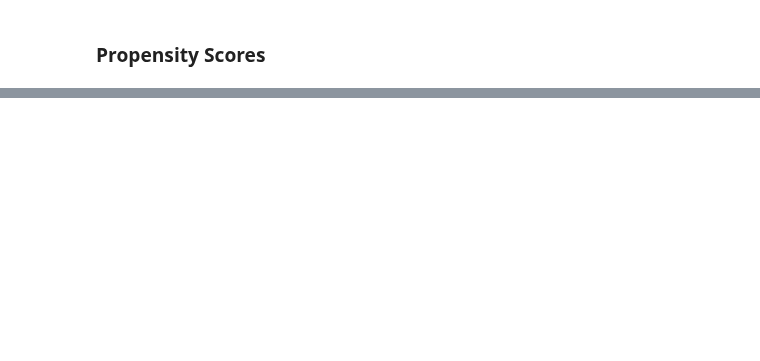
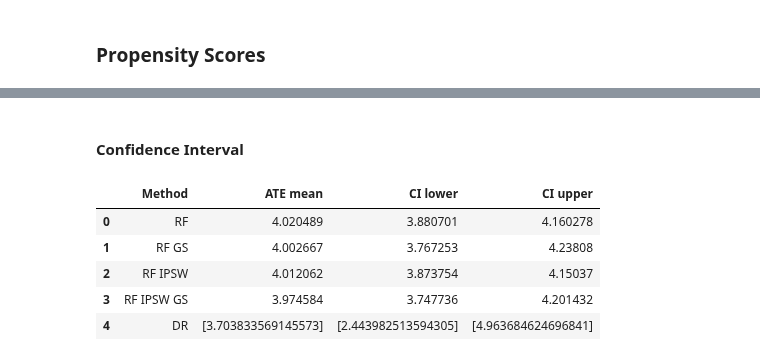
Before and after one commit to PauMarquez99/DataScience-CE888, a Jupyter notebook: Assignments/CE888 Assignment 2/Datasets Notebooks/CE888-Assignment2_IHDP.ipynb, the cells around one changed output, grey strips where cells are left out. Drawn from its saved outputs; the diff is of its cells as text; code cells hidden in the pictures; blank space fills up the shorter version.

```diff
--- a/Assignments/CE888 Assignment 2/Datasets Notebooks/CE888-Assignment2_IHDP.ipynb
+++ b/Assignments/CE888 Assignment 2/Datasets Notebooks/CE888-Assignment2_IHDP.ipynb
@@ -376,0 +301,24 @@ gbGS.best_params_
+# %%
+#DRLearner, SparseLinearDRLearner
+dr = DRLearner()
+
+# Train on the training data.
+dr.fit(y_train, t_train, X=x_train, W=None)
+
+effect_pred = dr.effect(x_test)
+
+dr_ate_in = dr.ate(x_valid)
+dr_ate_out = dr.ate(x_test)
+
+effect_pred_v = dr.effect(x_valid)
+effect_pred_t = dr.effect(x_test)
+
+# Error on ATE
+true_ate = 4.016
+
+
+# PEHE
+dr_pehe_in = f.pehe(ite_valid, effect_pred_v)
+dr_pehe_out = f.pehe(ite_test, effect_pred_t)
+
+results.append(['DR', float(dr_ate_in[0]), float(dr_ate_out[0]), dr_pehe_in, dr_pehe_out])
@@ -376,0 +343,30 @@ gbGS.best_params_
+# %% [markdown]
+#### Confidence Interval
+# %%
+rf_ate_bounds = f.mean_ci(rf_te_out)
+rfGS_ate_bounds = f.mean_ci(rfGS_te_out)
+rf_ipsw_bounds = f.mean_ci(rf_ipsw_te_out)
+rfGS_ipsw_bounds = f.mean_ci(rfGS_ipsw_te_out)
+dr_bounds = dr.ate_interval(x_test)
+dr_ate = dr.ate(x_test)
+
+
+results = []
+results.append(['RF', rf_ate_bounds[0], rf_ate_bounds[1], rf_ate_bounds[2]])
+results.append(['RF GS', rfGS_ate_bounds[0], rfGS_ate_bounds[1], rfGS_ate_bounds[2]])
+results.append(['RF IPSW', rf_ipsw_bounds[0], rf_ipsw_bounds[1], rf_ipsw_bounds[2]])
+results.append(['RF IPSW GS', rfGS_ipsw_bounds[0], rfGS_ipsw_bounds[1], rfGS_ipsw_bounds[2]])
+results.append(['DR', dr_ate, dr_bounds[0], dr_bounds[1]])
+
+
+cols = ['Method', 'ATE mean', 'CI lower', 'CI upper']
+
+df = pd.DataFrame(results, columns=cols)
+df
+# %% [output]
+|  | Method | ATE mean | CI lower | CI upper |
+| 0 | RF | 4.020489 | 3.880701 | 4.160278 |
+| 1 | RF GS | 4.002667 | 3.767253 | 4.23808 |
+| 2 | RF IPSW | 4.012062 | 3.873754 | 4.15037 |
+| 3 | RF IPSW GS | 3.974584 | 3.747736 | 4.201432 |
+| 4 | DR | [3.703833569145573] | [2.443982513594305] | [4.963684624696841] |
```
Also changed, not shown: parts of 32 cells of this notebook.
